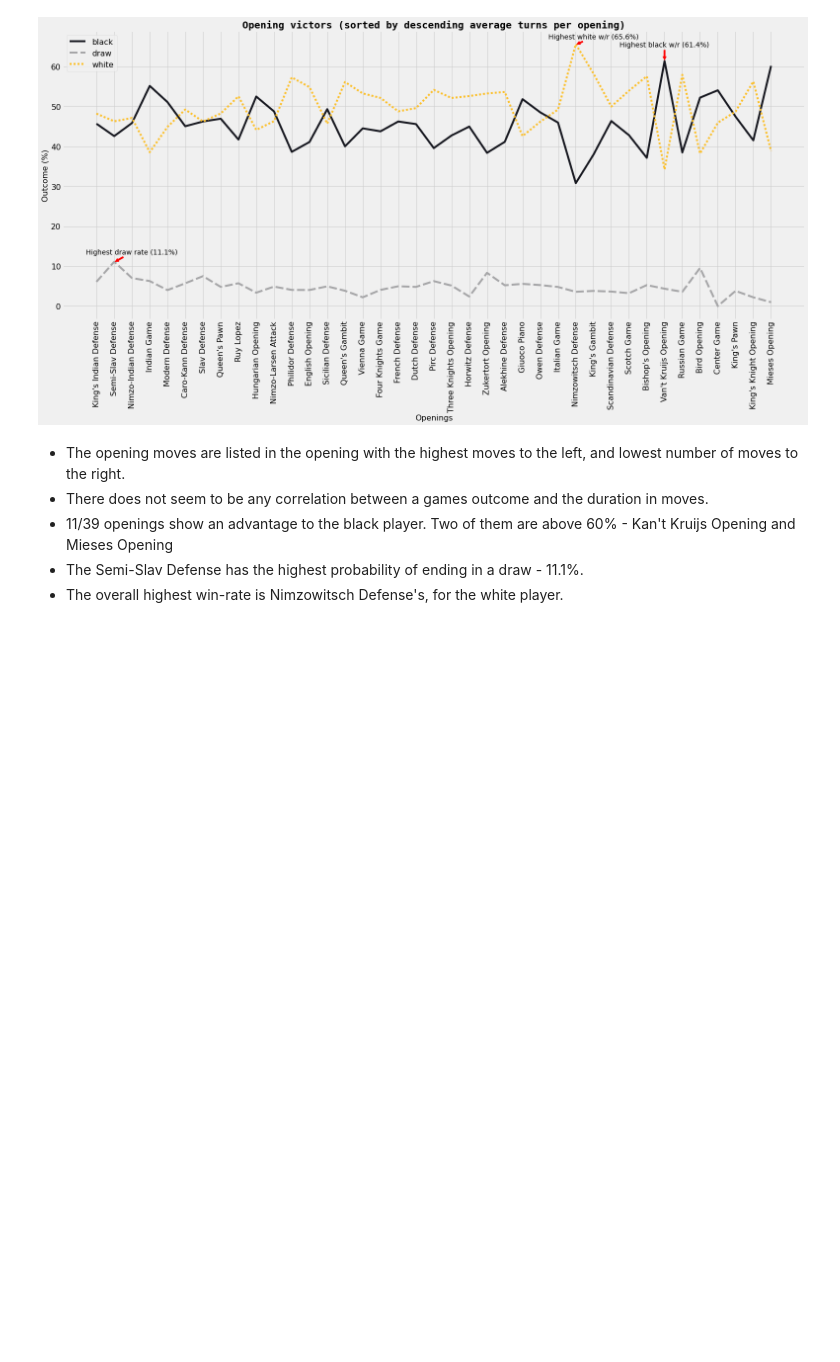
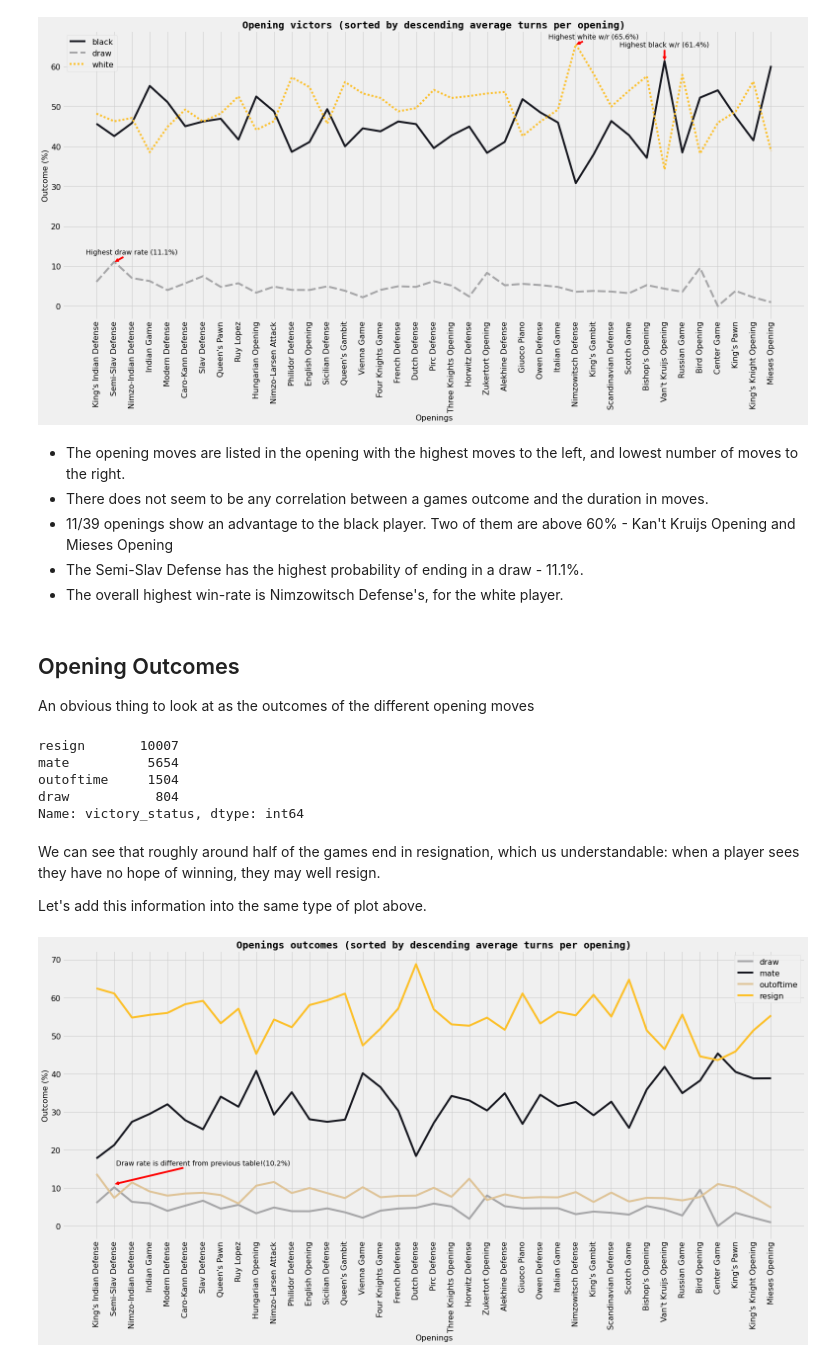
Before and after one commit to ofithcheallaigh/python_projects, a Jupyter notebook: pythonCode/DataAnalysis/ChessAnalysis/LichessDataAnalysis.ipynb, the cells around one changed output. Cells and saved outputs as stored; diff of their text form; code cells hidden in the pictures; blank space fills up the shorter version.

Commit message:
Updating code for analysis related to how games with a specific opening moves end

```diff
--- a/pythonCode/DataAnalysis/ChessAnalysis/LichessDataAnalysis.ipynb
+++ b/pythonCode/DataAnalysis/ChessAnalysis/LichessDataAnalysis.ipynb
@@ -367,3 +367,53 @@ plt.yticks(fontsize=16)
 - 11/39 openings show an advantage to the black player. Two of them are above 60% - Kan't Kruijs Opening and Mieses Opening
 - The Semi-Slav Defense has the highest probability of ending in a draw - 11.1%.
 - The overall highest win-rate is Nimzowitsch Defense's, for the white player.
+# %% [markdown]
+## Opening Outcomes
+
+An obvious thing to look at as the outcomes of the different opening moves
+# %%
+opening_move_100["victory_status"].value_counts()
+# %% [output]
+resign       10007
+mate          5654
+outoftime     1504
+draw           804
+Name: victory_status, dtype: int64
+# %% [markdown]
+We can see that roughly around half of the games end in resignation, which us understandable: when a player sees they have no hope of winning, they may well resign.
+
+Let's add this information into the same type of plot above.
+# %%
+opening_outcomes = opening_move_100.groupby(["victory_status","opening_name"]).size().unstack().fillna(0).astype(int)
+opening_outcomes = opening_outcomes.div(opening_outcomes.sum(axis=0),axis=1).mul(100).round(2).transpose()
+opening_outcomes = opening_outcomes.reindex(["King's Indian Defense", "Semi-Slav Defense", "Nimzo-Indian Defense",
+       "Indian Game", "Modern Defense", 'Caro-Kann Defense', 'Slav Defense',
+       "Queen's Pawn", 'Ruy Lopez', 'Hungarian Opening', 'Nimzo-Larsen Attack',
+       'Philidor Defense', 'English Opening', 'Sicilian Defense',
+       "Queen's Gambit", 'Vienna Game', 'Four Knights Game', 'French Defense',
+       'Dutch Defense', 'Pirc Defense', 'Three Knights Opening',
+       'Horwitz Defense', 'Zukertort Opening', 'Alekhine Defense',
+       'Giuoco Piano', 'Owen Defense', 'Italian Game', 'Nimzowitsch Defense',
+       "King's Gambit", 'Scandinavian Defense', 'Scotch Game',
+       "Bishop's Opening", "Van't Kruijs Opening", 'Russian Game',
+       'Bird Opening', 'Center Game', "King's Pawn", "King's Knight Opening",
+       'Mieses Opening'])
+# %%
+fig, ax = plt.subplots(figsize=(24, 10))
+sns.lineplot(data = opening_outcomes, palette=['#a6a6a8', "#171820", '#dfc498','#fdc029'], dashes=[(1, 0), (1, 0), (1, 0), (1, 0)],
+            sort = False)
+
+plt.annotate("Draw rate is different from previous table!(10.2%)", xy=(1,11), xytext=(6,16), horizontalalignment="center",
+             arrowprops=dict(arrowstyle='simple',lw=1, color='red') )
+
+plt.title('Openings outcomes (sorted by descending average turns per opening)',
+          fontname = 'monospace', weight='bold')
+plt.legend(prop={'size': 16})
+plt.xlabel("Openings", fontsize = 16)
+plt.xticks(fontsize = 16, rotation = 90)
+plt.ylabel("Outcome (%)", fontsize = 16)
+plt.yticks(fontsize=16)
+
+plt.show()
+# %% [output]
+[figure, added]
```
Also changed, not shown: parts of 4 cells of this notebook.
